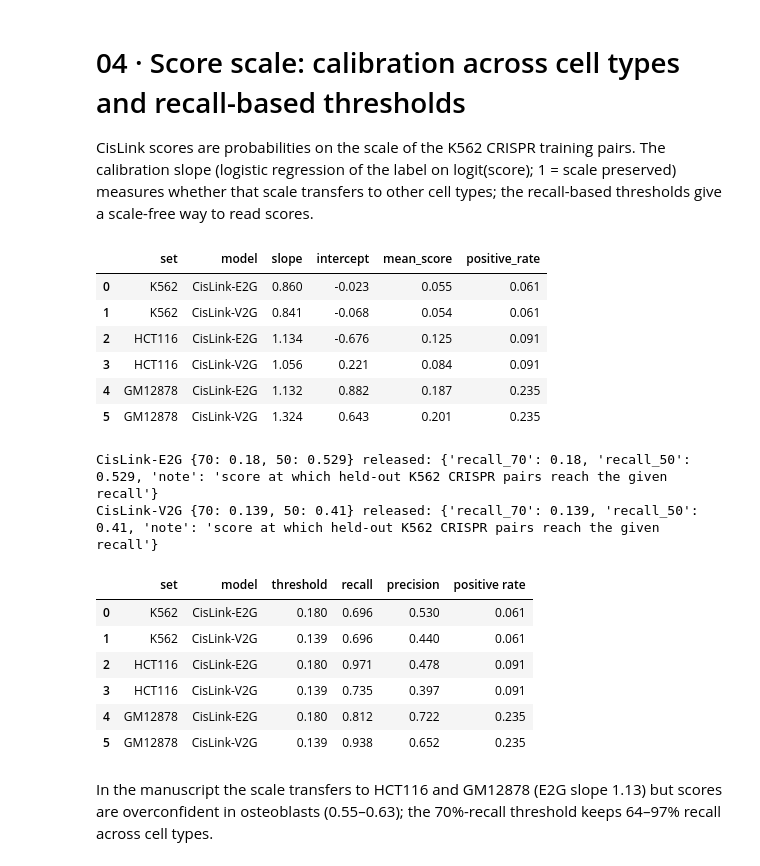
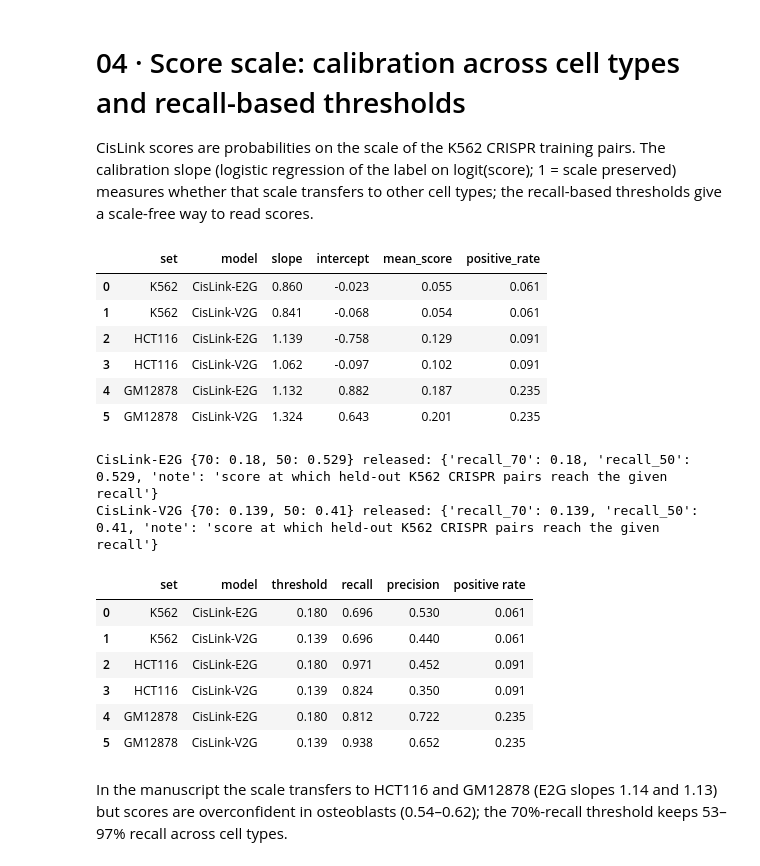
Before and after one commit to mingjutsai/CisLink, a Jupyter notebook: notebooks/04_calibration_thresholds.ipynb, the cells around one changed output. Saved outputs shown, nothing was run; the diff lists cells and outputs as text; code cells hidden in the pictures.

```diff
--- a/notebooks/04_calibration_thresholds.ipynb
+++ b/notebooks/04_calibration_thresholds.ipynb
@@ -5,21 +5,21 @@ CisLink scores are probabilities on the scale of the K562 CRISPR training pairs.
 # %%
 import pandas as pd
 
 from cislink import datasets, load_model
 from cislink import evaluate as ev
 
-P = {c: datasets.crispr_pairs(c) for c in datasets.CELLS}
+P = {c: datasets.crispr_pairs(c) for c in ("K562", "HCT116", "GM12878")}   # cells with both models (WTC11: V2G only)
 rows = []
 for c, p in P.items():
     for m in ("CisLink-E2G", "CisLink-V2G"):
         r = ev.calibration(p.label, p[m]); r.update(set=c, model=m); rows.append(r)
 pd.DataFrame(rows)[["set", "model", "slope", "intercept", "mean_score", "positive_rate"]].round(3)
 # %% [output]
 |  | set | model | slope | intercept | mean_score | positive_rate |
 | 0 | K562 | CisLink-E2G | 0.860 | -0.023 | 0.055 | 0.061 |
 | 1 | K562 | CisLink-V2G | 0.841 | -0.068 | 0.054 | 0.061 |
-| 2 | HCT116 | CisLink-E2G | 1.134 | -0.676 | 0.125 | 0.091 |
-| 3 | HCT116 | CisLink-V2G | 1.056 | 0.221 | 0.084 | 0.091 |
+| 2 | HCT116 | CisLink-E2G | 1.139 | -0.758 | 0.129 | 0.091 |
+| 3 | HCT116 | CisLink-V2G | 1.062 | -0.097 | 0.102 | 0.091 |
 | 4 | GM12878 | CisLink-E2G | 1.132 | 0.882 | 0.187 | 0.235 |
 | 5 | GM12878 | CisLink-V2G | 1.324 | 0.643 | 0.201 | 0.235 |
 # %%
@@ -42,9 +42,9 @@ pd.DataFrame(t).round(3)
 |  | set | model | threshold | recall | precision | positive rate |
 | 0 | K562 | CisLink-E2G | 0.180 | 0.696 | 0.530 | 0.061 |
 | 1 | K562 | CisLink-V2G | 0.139 | 0.696 | 0.440 | 0.061 |
-| 2 | HCT116 | CisLink-E2G | 0.180 | 0.971 | 0.478 | 0.091 |
-| 3 | HCT116 | CisLink-V2G | 0.139 | 0.735 | 0.397 | 0.091 |
+| 2 | HCT116 | CisLink-E2G | 0.180 | 0.971 | 0.452 | 0.091 |
+| 3 | HCT116 | CisLink-V2G | 0.139 | 0.824 | 0.350 | 0.091 |
 | 4 | GM12878 | CisLink-E2G | 0.180 | 0.812 | 0.722 | 0.235 |
 | 5 | GM12878 | CisLink-V2G | 0.139 | 0.938 | 0.652 | 0.235 |
 # %% [markdown]
-In the manuscript the scale transfers to HCT116 and GM12878 (E2G slope 1.13) but scores are overconfident in osteoblasts (0.55–0.63); the 70%-recall threshold keeps 64–97% recall across cell types.
+In the manuscript the scale transfers to HCT116 and GM12878 (E2G slopes 1.14 and 1.13) but scores are overconfident in osteoblasts (0.54–0.62); the 70%-recall threshold keeps 53–97% recall across cell types.
```
Also changed, not shown: 22 other files.
